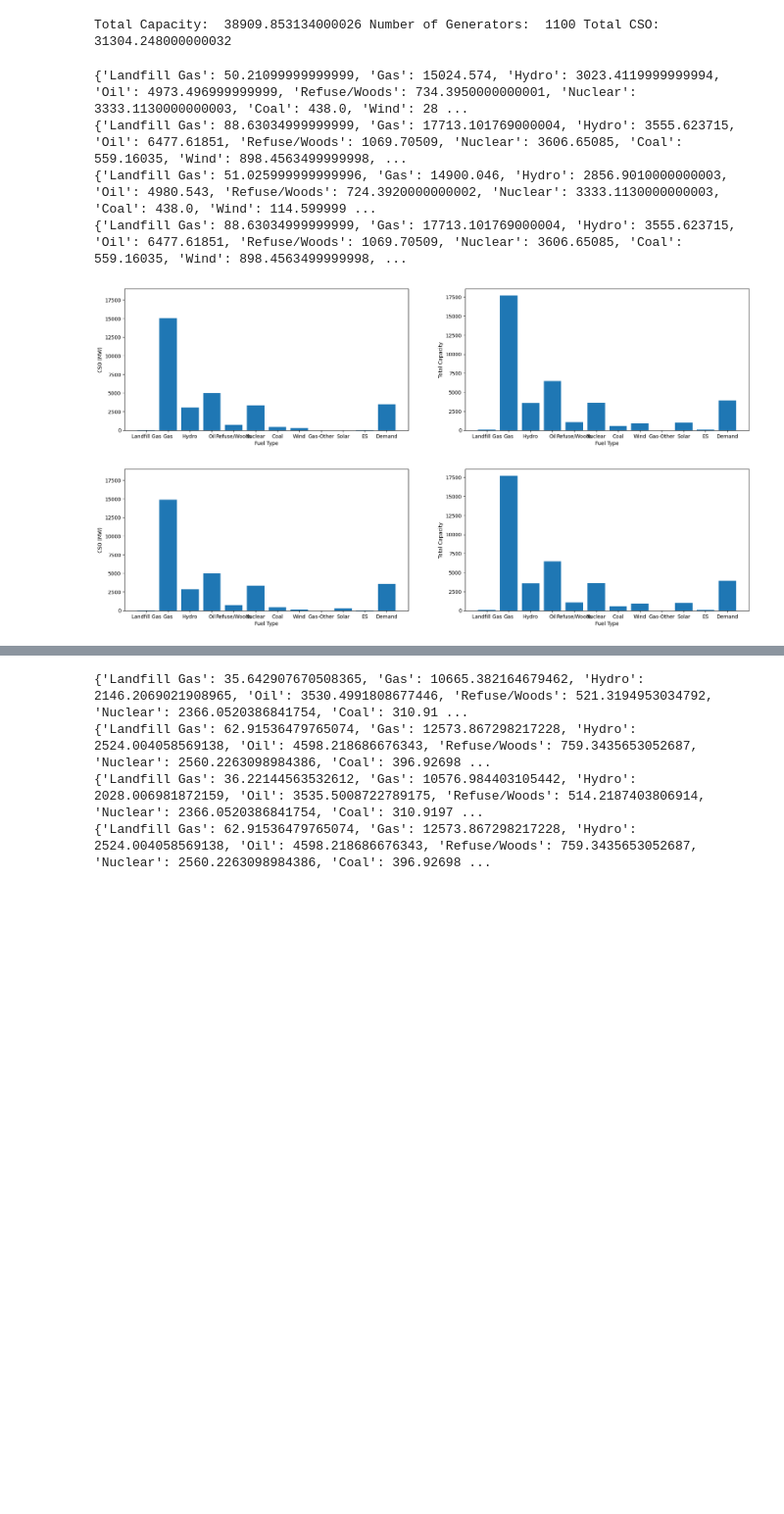
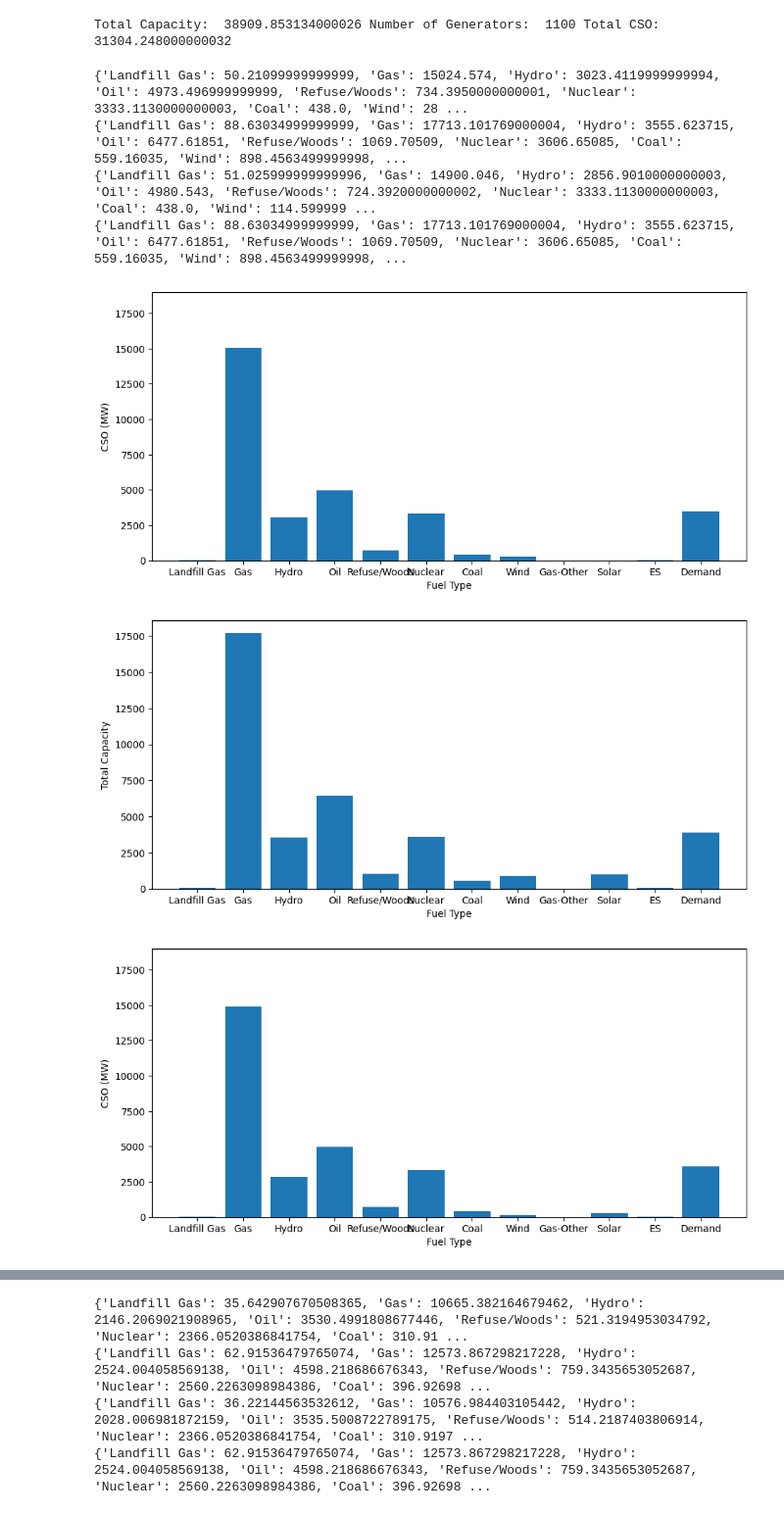
Before and after one commit to MahdiMehrtash/MARKET-Research, a Jupyter notebook: plots.ipynb, the cells around one changed output, grey strips where cells are left out. Shown at 98% size. Cells and saved outputs as stored; diff of their text form; code cells hidden in the pictures; blank space fills up the shorter version.

```diff
--- a/plots.ipynb
+++ b/plots.ipynb
@@ -17,8 +17,8 @@ genCos = getGenCos(dfISO, esCharge=1)
 for month in ['January', 'July']:
     for gen in genCos: gen.updateCSO(dfISO, month);
 
-    plt.figure(figsize=(22, 5))
-    plt.subplot(1, 2, 1)
+    plt.figure(figsize=(11, 5))
+    # plt.subplot(1, 2, 1)
     csoHist = {}
     for genco in genCos:
         temp = genco.CapObl
@@ -37,33 +37,36 @@ for month in ['January', 'July']:
     plt.ylabel('CSO (MW)');
     plt.ylim(0, 19000)
 
-    plt.subplot(1, 2, 2)
+    plt.figure(figsize=(11, 5))
+
+    # plt.subplot(1, 2, 2)
     capHist = {}
     for genco in genCos:
         temp = genco.MaxCap
 
         if genco.fuelType in capHist:
             capHist[genco.fuelType] += temp
         else:
             capHist[genco.fuelType] = temp
     print(capHist)
 
     # del capHist['Other']; del csoHist['Waste']
     # del csoHist['Other']; del capHist['Waste']
     labels = list(csoHist.keys())
     weights = list(csoHist.values())
     labels2 = list(capHist.keys())
     weights2 = list(capHist.values())
 
     # plt.bar(labels2, np.array(weights) / np.array(weights2))
     plt.bar(labels2, np.array(weights2))
     # plt.ylim(0, 19000)
     plt.xlabel('Fuel Type')
     plt.ylabel('Total Capacity');
 # %% [output]
 {'Landfill Gas': 50.21099999999999, 'Gas': 15024.574, 'Hydro': 3023.4119999999994, 'Oil': 4973.496999999999, 'Refuse/Woods': 734.3950000000001, 'Nuclear': 3333.1130000000003, 'Coal': 438.0, 'Wind': 28 ...
 {'Landfill Gas': 88.63034999999999, 'Gas': 17713.101769000004, 'Hydro': 3555.623715, 'Oil': 6477.61851, 'Refuse/Woods': 1069.70509, 'Nuclear': 3606.65085, 'Coal': 559.16035, 'Wind': 898.4563499999998, ...
 {'Landfill Gas': 51.025999999999996, 'Gas': 14900.046, 'Hydro': 2856.9010000000003, 'Oil': 4980.543, 'Refuse/Woods': 724.3920000000002, 'Nuclear': 3333.1130000000003, 'Coal': 438.0, 'Wind': 114.599999 ...
 {'Landfill Gas': 88.63034999999999, 'Gas': 17713.101769000004, 'Hydro': 3555.623715, 'Oil': 6477.61851, 'Refuse/Woods': 1069.70509, 'Nuclear': 3606.65085, 'Coal': 559.16035, 'Wind': 898.4563499999998, ...
-[figure, old version]
+[figure, new version]
-[figure, old version]
+[figure, new version]
+[figure, added]
```
Also changed, not shown: parts of 3 cells of this notebook, 12 other files.
